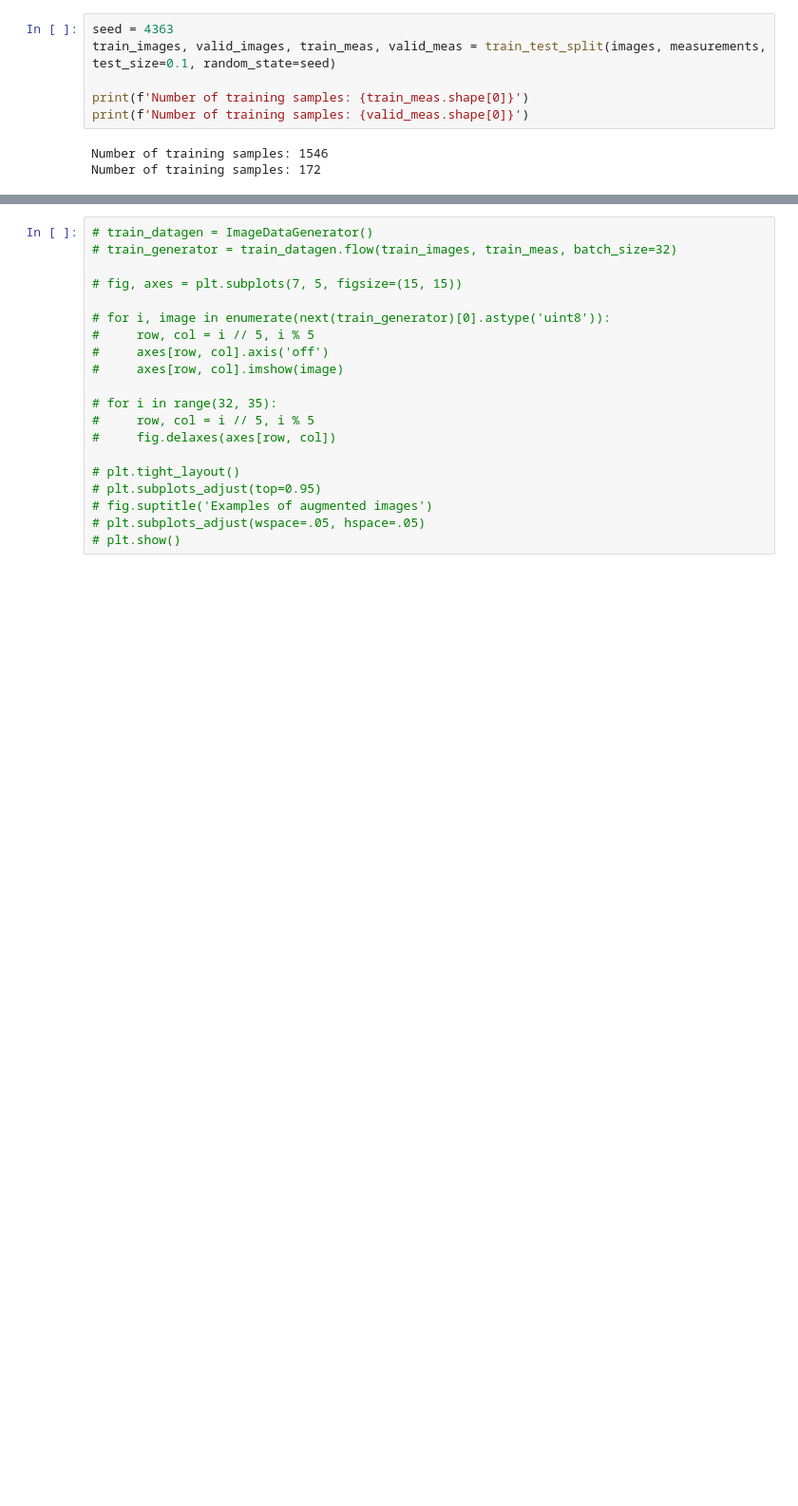
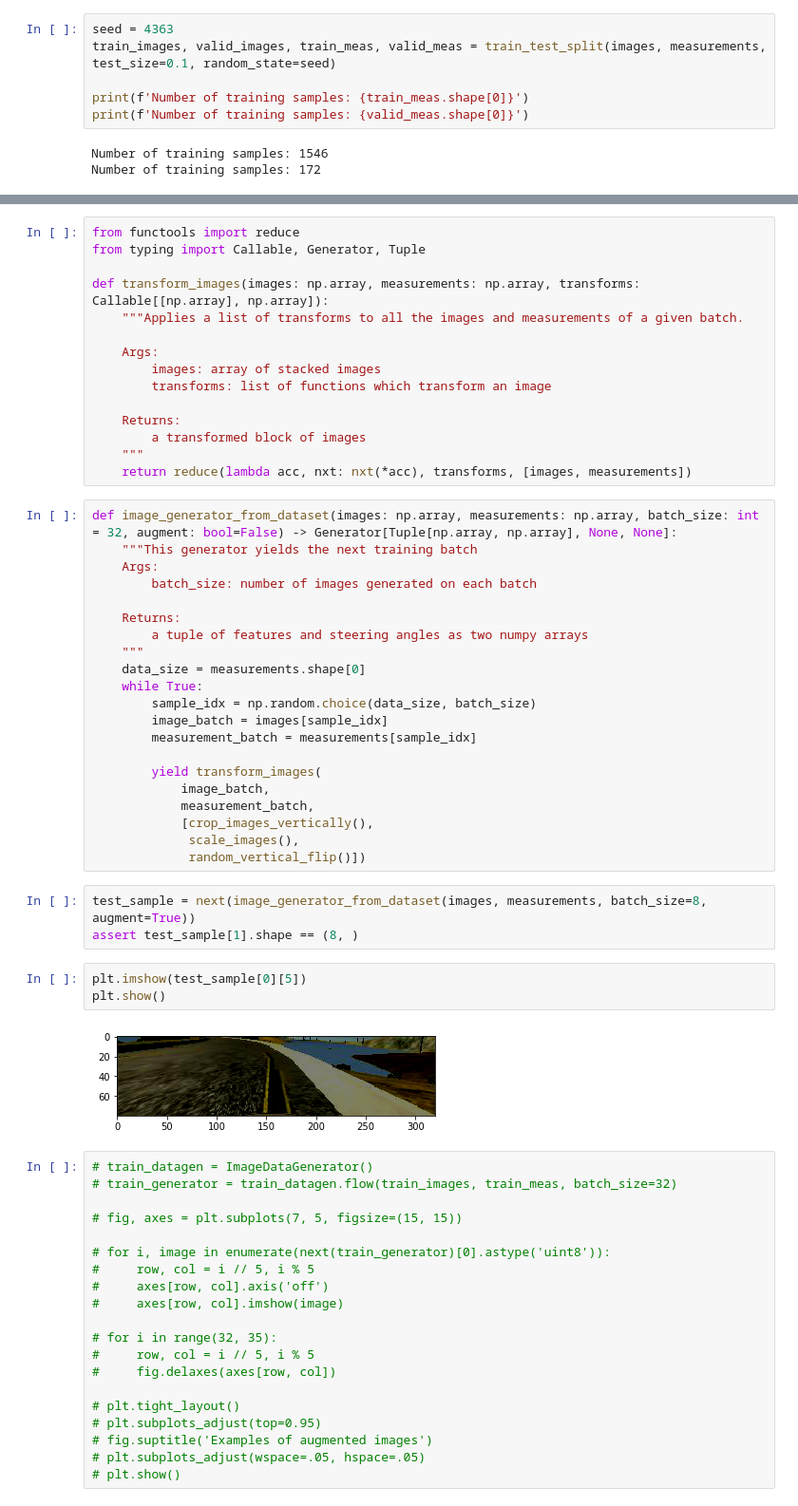
Before and after one commit to koulakis/CarND-Behavioral-Cloning-P3, a Jupyter notebook: clone.ipynb, the cells around one changed output, grey strips where cells are left out. Shown at 95% size. Saved outputs shown, nothing was run; the diff lists cells and outputs as text; blank space fills up the shorter version.

```diff
--- a/clone.ipynb
+++ b/clone.ipynb
@@ -87,3 +176,47 @@ Number of training samples: 172
+# %%
+from functools import reduce
+from typing import Callable, Generator, Tuple
+
+def transform_images(images: np.array, measurements: np.array, transforms: Callable[[np.array], np.array]):
+    """Applies a list of transforms to all the images and measurements of a given batch.
+
+    Args:
+        images: array of stacked images
+        transforms: list of functions which transform an image
+
+    Returns:
+        a transformed block of images
+    """
+    return reduce(lambda acc, nxt: nxt(*acc), transforms, [images, measurements])
+# %%
+def image_generator_from_dataset(images: np.array, measurements: np.array, batch_size: int = 32, augment: bool=False) -> Generator[Tuple[np.array, np.array], None, None]:
+    """This generator yields the next training batch
+    Args:
+        batch_size: number of images generated on each batch
+
+    Returns:
+        a tuple of features and steering angles as two numpy arrays
+    """
+    data_size = measurements.shape[0]
+    while True:
+        sample_idx = np.random.choice(data_size, batch_size)
+        image_batch = images[sample_idx]
+        measurement_batch = measurements[sample_idx]
+
+        yield transform_images(
+            image_batch,
+            measurement_batch,
+            [crop_images_vertically(),
+             scale_images(),
+             random_vertical_flip()])
+# %%
+test_sample = next(image_generator_from_dataset(images, measurements, batch_size=8, augment=True))
+assert test_sample[1].shape == (8, )
+# %%
+plt.imshow(test_sample[0][5])
+plt.show()
+# %% [output]
+[figure, added]
 # %%
 # train_datagen = ImageDataGenerator()
 # train_generator = train_datagen.flow(train_images, train_meas, batch_size=32)
```
Also changed, not shown: parts of 16 cells of this notebook, 1 other file.
